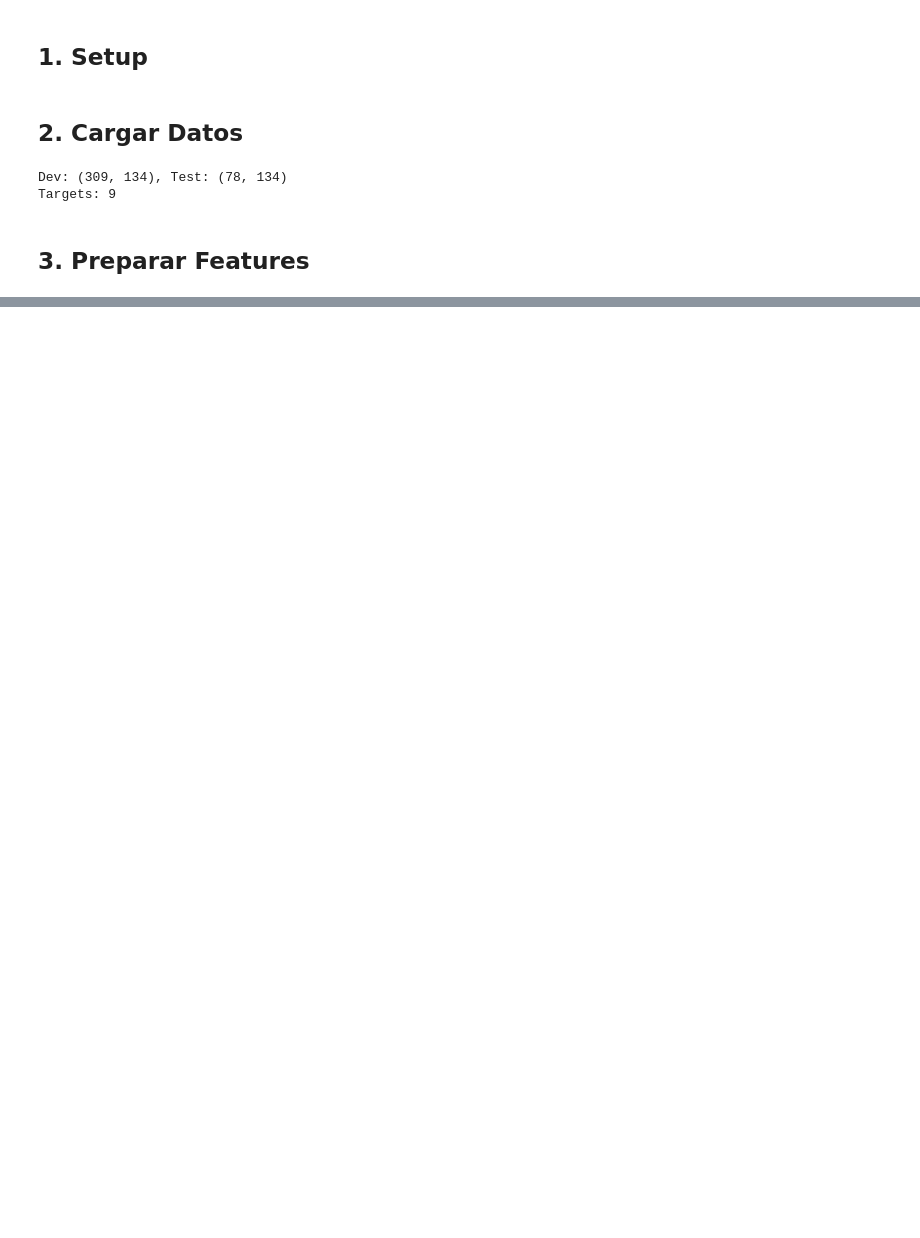
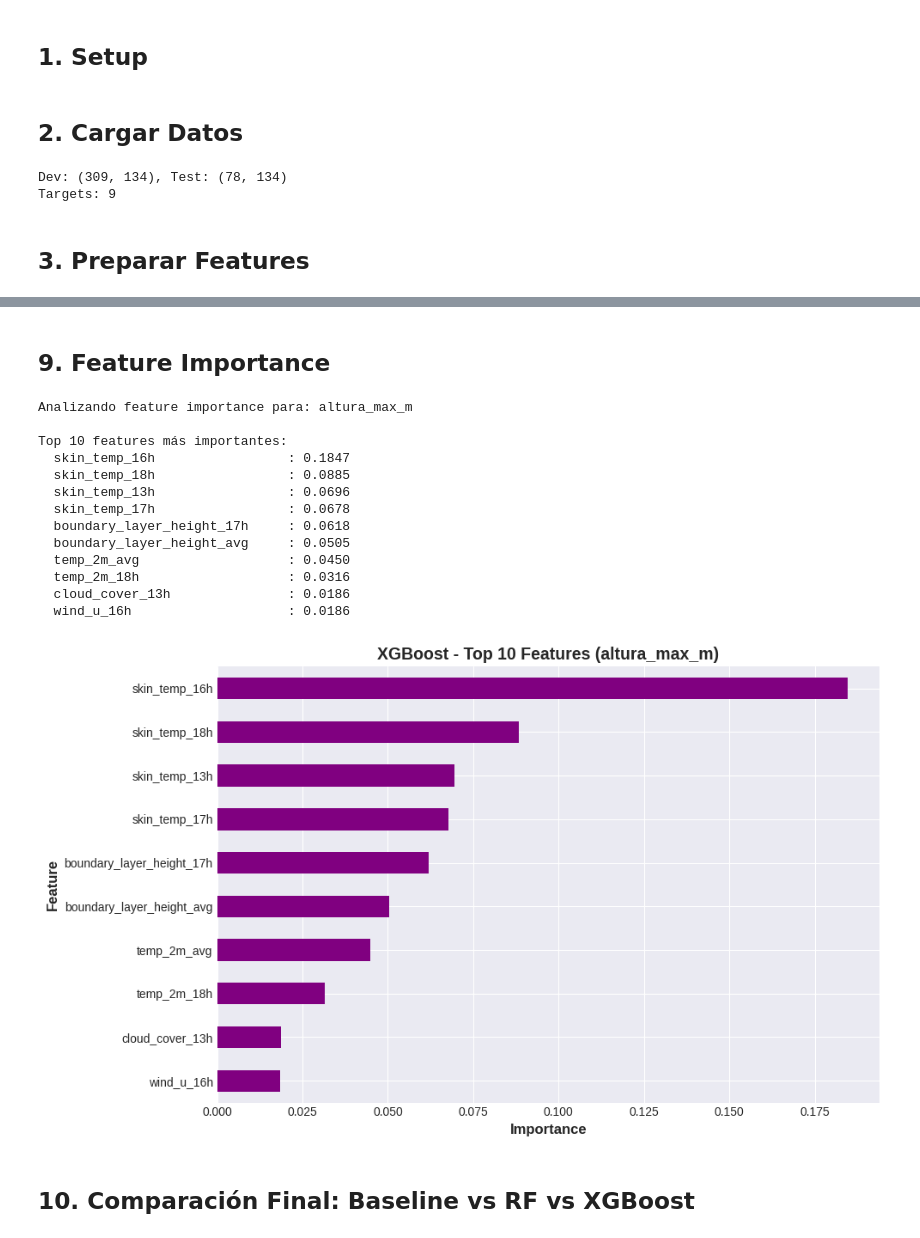
Before and after one commit to estanislaomolina/TP-Final-ML, a Jupyter notebook: 02_Modelos/04_XGBoost.ipynb, the cells around one changed output, grey strips where cells are left out. Saved outputs shown, nothing was run; the diff lists cells and outputs as text; code cells hidden in the pictures; blank space fills up the shorter version.

Commit message:
XGBoost terminado. Primera busqueda de hiperparametros (no full) tardo 50 minutos. Segunda busqeuda de hiperparametros (completa) tardo 4 horas y media

```diff
--- a/02_Modelos/04_XGBoost.ipynb
+++ b/02_Modelos/04_XGBoost.ipynb
@@ -951,0 +579,52 @@ ARCHIVOS GUARDADOS
+# %% [markdown]
+## 9. Feature Importance
+# %%
+# Mejor target
+mejor_target = df_xgb_final.nlargest(1, 'Test_R2').iloc[0]['target']
+print(f"Analizando feature importance para: {mejor_target}")
+
+xgb_model = mejores_modelos_xgb[mejor_target]
+
+if features_final == 'simple':
+    feature_names = X_dev_simple.columns
+else:
+    feature_names = X_dev_full.columns
+
+importances = pd.DataFrame({
+    'feature': feature_names,
+    'importance': xgb_model.feature_importances_
+}).sort_values('importance', ascending=False)
+
+print(f"\nTop 10 features más importantes:")
+for _, row in importances.head(10).iterrows():
+    print(f"  {row['feature']:30s}: {row['importance']:.4f}")
+
+# Gráfico
+fig, ax = plt.subplots(figsize=(10, 6))
+importances.head(10).plot(x='feature', y='importance', kind='barh',
+                          ax=ax, legend=False, color='purple')
+ax.set_xlabel('Importance', fontsize=12, fontweight='bold')
+ax.set_ylabel('Feature', fontsize=12, fontweight='bold')
+ax.set_title(f'XGBoost - Top 10 Features ({mejor_target})',
+             fontsize=14, fontweight='bold')
+ax.invert_yaxis()
+plt.tight_layout()
+plt.savefig('../data/processed/xgb_feature_importance.png', dpi=300, bbox_inches='tight')
+plt.show()
+# %% [output]
+Analizando feature importance para: altura_max_m
+
+Top 10 features más importantes:
+  skin_temp_16h                 : 0.1847
+  skin_temp_18h                 : 0.0885
+  skin_temp_13h                 : 0.0696
+  skin_temp_17h                 : 0.0678
+  boundary_layer_height_17h     : 0.0618
+  boundary_layer_height_avg     : 0.0505
+  temp_2m_avg                   : 0.0450
+  temp_2m_18h                   : 0.0316
+  cloud_cover_13h               : 0.0186
+  wind_u_16h                    : 0.0186
+[figure, added]
+# %% [markdown]
+## 10. Comparación Final: Baseline vs RF vs XGBoost
```
Also changed, not shown: parts of 58 cells of this notebook, 9 other files.
